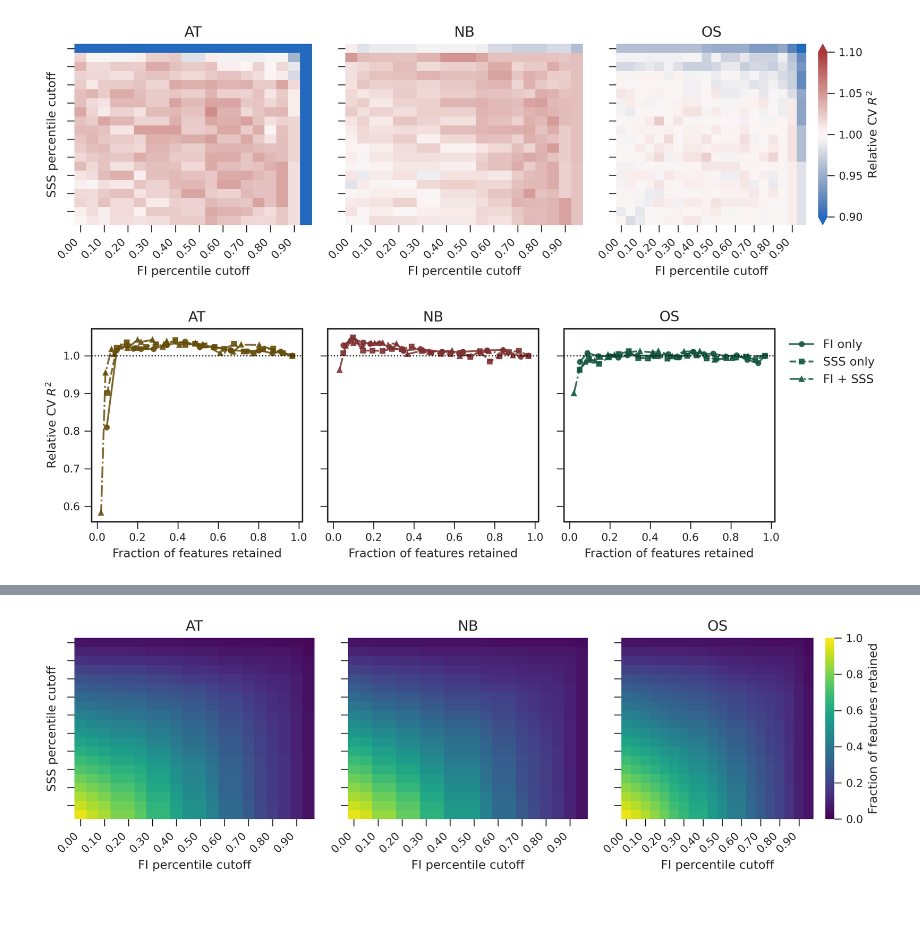
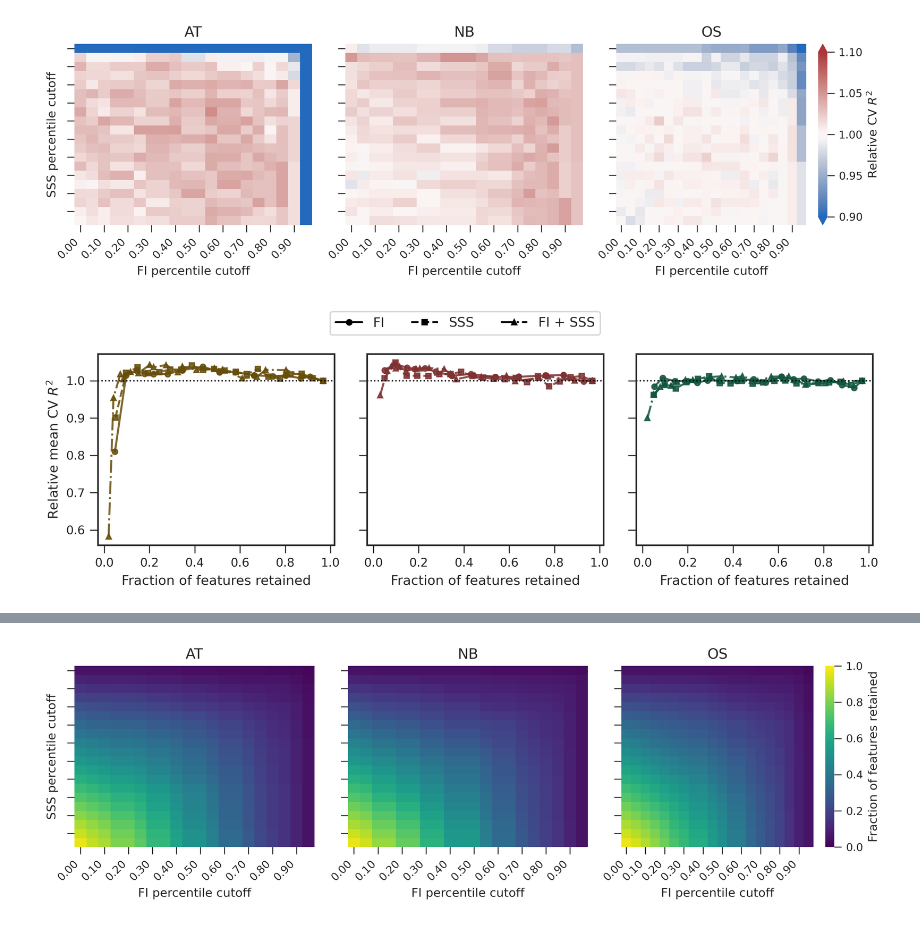
Before and after one commit to ih-11/regression, a Jupyter notebook: notebooks/model_retention.ipynb, the cells around one changed output, grey strips where cells are left out. Saved outputs shown, nothing was run; the diff lists cells and outputs as text; code cells hidden in the pictures.

```diff
--- a/notebooks/model_retention.ipynb
+++ b/notebooks/model_retention.ipynb
@@ -1003,7 +1003,7 @@ for ax, species_key in zip(axes, SPECIES):
     ax.set_xticks(x[::2])
     ax.set_xticklabels(np.array(labels)[::2], rotation=45, ha="right")
 
-    format_axis(ax, xlabel="Feature-selection threshold", ylabel="CV $R^2$")
+    format_axis(ax, xlabel="Percentile cutoff", ylabel="CV $R^2$")
     format_axis(ax2, ylabel="Total features")
 
 legend_handles = [
@@ -1014,7 +1014,7 @@ legend_handles = [
 
 fig.legend(
     handles=legend_handles, loc="upper center",
-    bbox_to_anchor=(0.5, 1.03), ncol=3, frameon=False,
+    bbox_to_anchor=(0.5, 1.03), ncol=3, frameon=True,
 )
 
 plt.tight_layout(rect=[0, 0, 1, 0.94])
@@ -1260,57 +1260,71 @@ plt.show()
 # %%
 # ============================================
 # FI-only vs SSS-only vs joint screening
-# Performance–parsimony trade-off
 # ============================================
 
-baseline_r2 = cutoff_grid_cv_df.loc[
-    (cutoff_grid_cv_df["FI_cutoff"] == 0) & (cutoff_grid_cv_df["SSS_cutoff"] == 0)
-].set_index("Species")["CV_R2"]
+from matplotlib.lines import Line2D
 
-baseline_n = {SPECIES_INFO[k]["label"]: len(lgbm_bundles[k]["feature_names"]) for k in SPECIES}
+baseline_r2 = cutoff_grid_cv_df.query(
+    "FI_cutoff == 0 and SSS_cutoff == 0"
+).set_index("Species")["CV_R2"]
+
+baseline_n = {
+    SPECIES_INFO[k]["label"]: len(lgbm_bundles[k]["feature_names"])
+    for k in SPECIES
+}
 
 paths = {
-    "FI only": lambda d: np.isclose(d["SSS_cutoff"], 0),
-    "SSS only": lambda d: np.isclose(d["FI_cutoff"], 0),
+    "FI":       lambda d: np.isclose(d["SSS_cutoff"], 0),
+    "SSS":      lambda d: np.isclose(d["FI_cutoff"], 0),
     "FI + SSS": lambda d: np.isclose(d["FI_cutoff"], d["SSS_cutoff"]),
 }
 
-path_rows = []
+rows = []
 for species in ["AT", "NB", "OS"]:
-    temp = cutoff_grid_cv_df.loc[cutoff_grid_cv_df["Species"] == species]
-    for strategy, mask_fn in paths.items():
-        p = temp.loc[mask_fn(temp)].copy()
-        p["Cutoff"] = np.where(strategy == "FI only", p["FI_cutoff"],
-                               np.where(strategy == "SSS only", p["SSS_cutoff"], p["FI_cutoff"]))
+    d = cutoff_grid_cv_df.query("Species == @species")
+    for strategy, mask in paths.items():
+        p = d.loc[mask(d)].copy()
         p["Strategy"] = strategy
         p["Relative_CV_R2"] = p["CV_R2"] / baseline_r2[species]
         p["Fraction_retained"] = p["N_features"] / baseline_n[species]
-        path_rows.append(p)
+        rows.append(p)
 
-strategy_df = pd.concat(path_rows, ignore_index=True)
+strategy_df = pd.concat(rows, ignore_index=True)
 
-fig, axes = plt.subplots(1, 3, figsize=(10, 3.2), dpi=_PLOT_CFG["dpi"], sharex=True, sharey=True)
-style = {"FI only": ("o", "-"), "SSS only": ("s", "--"), "FI + SSS": ("^", "-.")}
+style = {"FI": ("o", "-"), "SSS": ("s", "--"), "FI + SSS": ("^", "-.")}
+fig, axes = plt.subplots(1, 3, figsize=(9, 3), dpi=_PLOT_CFG["dpi"], sharex=True, sharey=True)
 
 for ax, species_key in zip(axes, SPECIES):
-    species = SPECIES_INFO[species_key]["label"]
-    color = SPECIES_INFO[species_key]["color"]
+    species, color = SPECIES_INFO[species_key]["label"], SPECIES_INFO[species_key]["color"]
 
     for strategy, (marker, ls) in style.items():
-        p = strategy_df.loc[
-            (strategy_df["Species"] == species) & (strategy_df["Strategy"] == strategy)
-        ].sort_values("Fraction_retained", ascending=False)
+        p = strategy_df.query(
+            "Species == @species and Strategy == @strategy"
+        ).sort_values("Fraction_retained")
 
-        ax.plot(p["Fraction_retained"], p["Relative_CV_R2"],
-                marker=marker, ls=ls, lw=1.5, ms=4, color=color, alpha=0.85, label=strategy)
+        ax.plot(
+            p["Fraction_retained"], p["Relative_CV_R2"],
+            marker=marker, ls=ls, lw=1.5, ms=4,
+            color=color, alpha=0.85
+        )
 
     ax.axhline(1, color="black", ls=":", lw=1)
-    ax.set_title(species)
-    format_axis(ax, xlabel="Fraction of features retained",
-                ylabel="Relative CV $R^2$" if ax is axes[0] else None)
+    format_axis(
+        ax,
+        xlabel="Fraction of features retained",
+        ylabel="Relative mean CV $R^2$" if ax is axes[0] else None
+    )
 
-axes[-1].legend(frameon=False, loc="upper left", bbox_to_anchor=(1.02, 1))
-plt.tight_layout()
+legend = [
+    Line2D([0], [0], color="black", marker=m, ls=ls, lw=1.5, ms=4, label=s)
+    for s, (m, ls) in style.items()
+]
+
+fig.legend(legend, [x.get_label() for x in legend],
+           loc="upper center", ncol=3, frameon=True,
+           bbox_to_anchor=(0.5, 1.03))
+
+plt.tight_layout(rect=[0, 0, 1, 0.91])
 plt.show()
 # %% [output]
-[figure, old version]
+[figure, new version]
```
Also changed, not shown: parts of 10 cells of this notebook.
